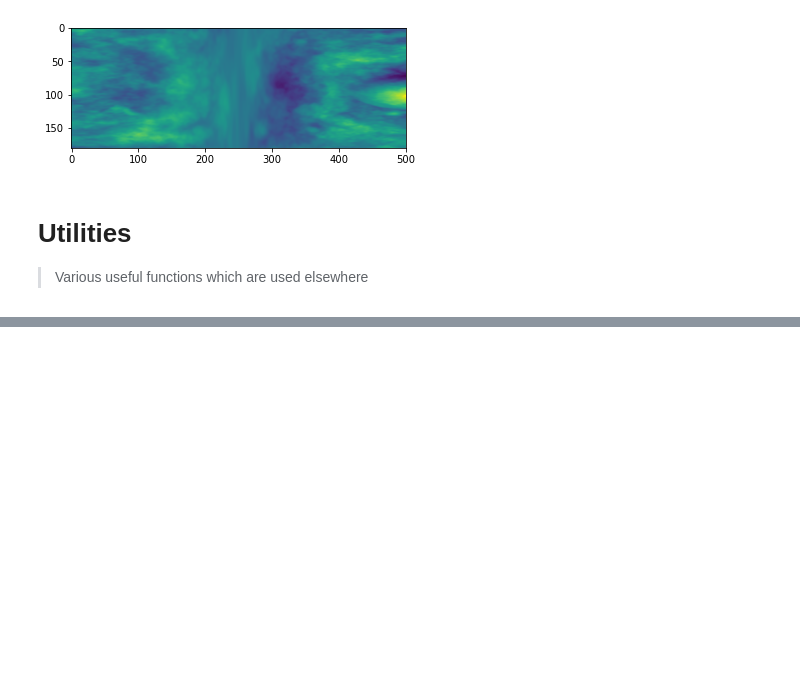
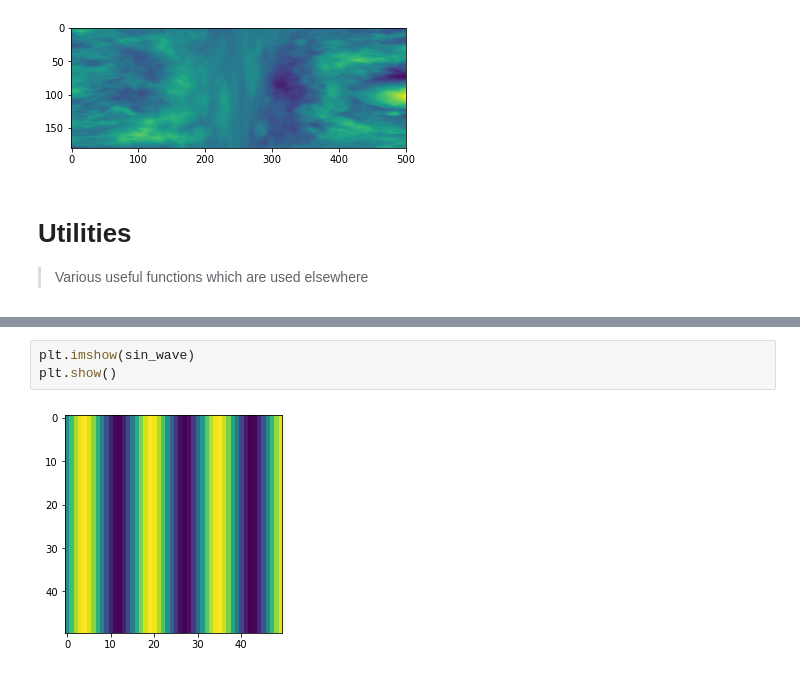
Before and after one commit to kpjmcg/rough, a Jupyter notebook: _proc/00_data.ipynb, the cells around one changed output, grey strips where cells are left out. Drawn from its saved outputs; the diff is of its cells as text; blank space fills up the shorter version.

```diff
--- a/_proc/00_data.ipynb
+++ b/_proc/00_data.ipynb
@@ -303,0 +440,5 @@ to verify against (might require some module aliasing, see CLI notebook for exam
+# %%
+plt.imshow(sin_wave)
+plt.show()
+# %% [output]
+[figure, added]
```
Also changed, not shown: parts of 45 cells of this notebook, 17 other files.
